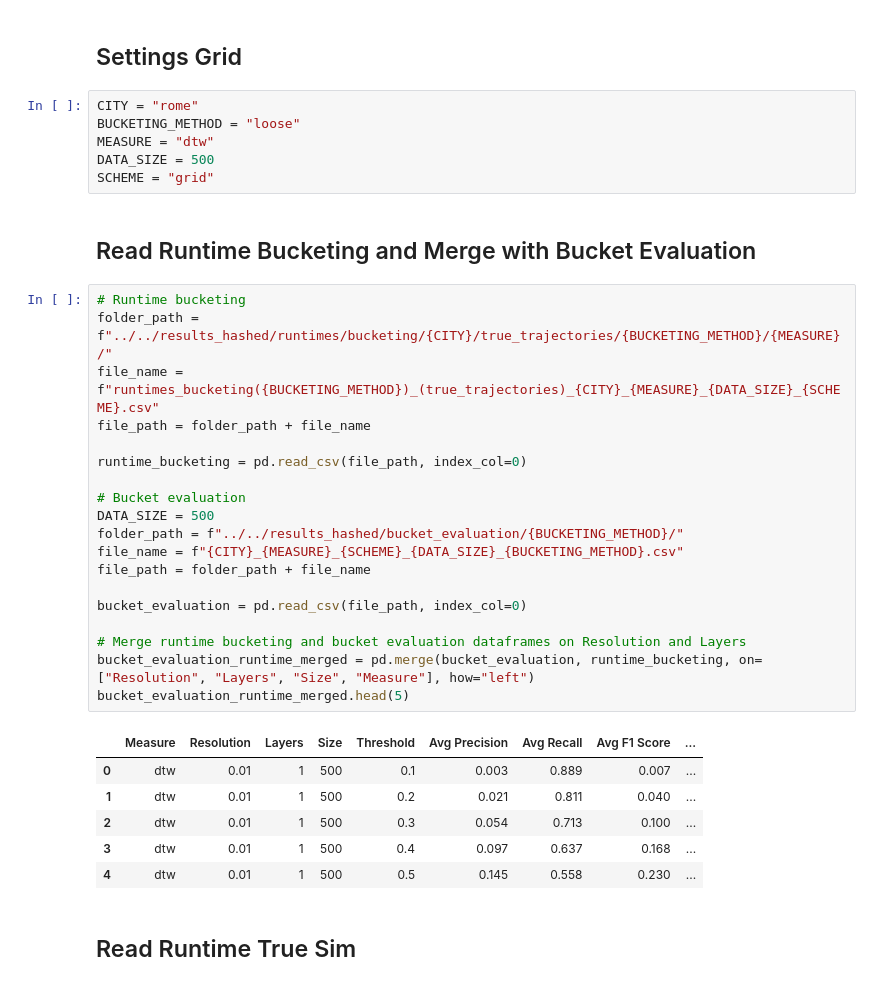
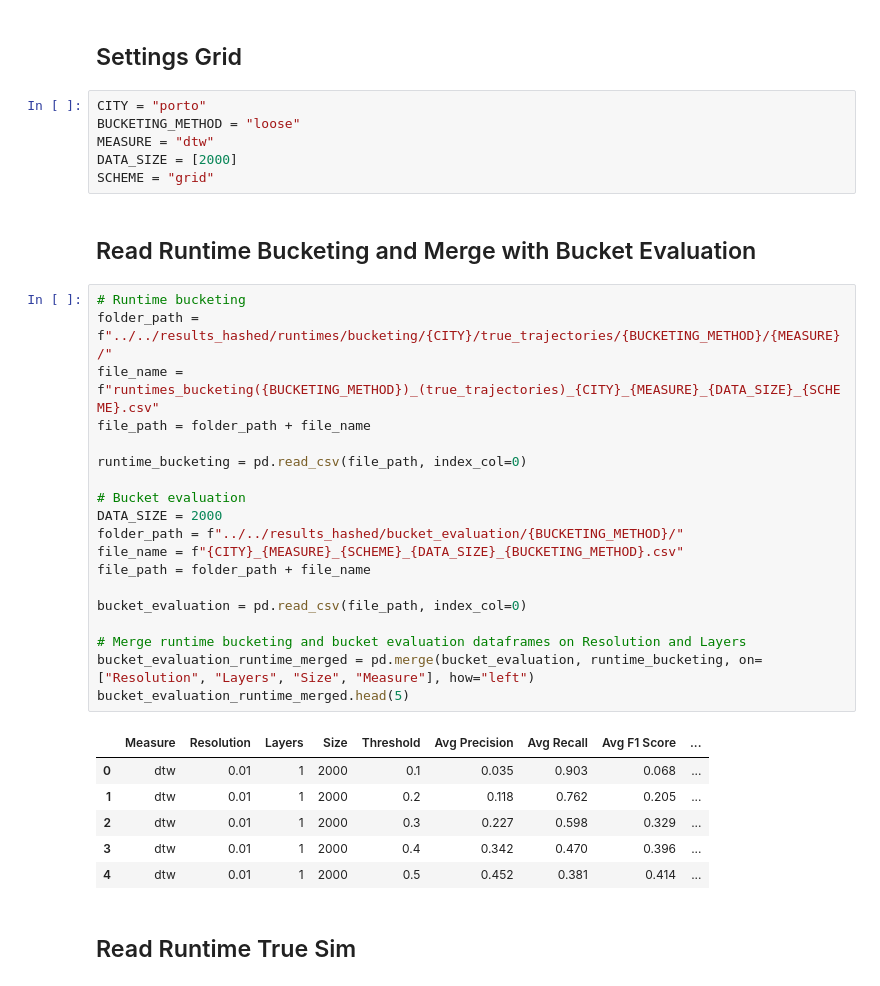
Before and after one commit to eivindmidtbo/masteroppgave, a Jupyter notebook: result_analysis/bucketing_vs_true_sim/bucketing_vs_truesim.ipynb, the cells around one changed output. Cells and saved outputs as stored; diff of their text form.

```diff
--- a/result_analysis/bucketing_vs_true_sim/bucketing_vs_truesim.ipynb
+++ b/result_analysis/bucketing_vs_true_sim/bucketing_vs_truesim.ipynb
@@ -32,39 +32,39 @@ Project root found: c:\Users\eivin\dev\masteroppgave
 # %% [markdown]
 ## Settings Grid
 # %%
-CITY = "rome"
+CITY = "porto"
 BUCKETING_METHOD = "loose"
 MEASURE = "dtw"
-DATA_SIZE = 500
+DATA_SIZE = [2000]
 SCHEME = "grid"
 # %% [markdown]
 ## Read Runtime Bucketing and Merge with Bucket Evaluation
 # %%
 # Runtime bucketing
 folder_path = f"../../results_hashed/runtimes/bucketing/{CITY}/true_trajectories/{BUCKETING_METHOD}/{MEASURE}/"
 file_name = f"runtimes_bucketing({BUCKETING_METHOD})_(true_trajectories)_{CITY}_{MEASURE}_{DATA_SIZE}_{SCHEME}.csv"
 file_path = folder_path + file_name
 
 runtime_bucketing = pd.read_csv(file_path, index_col=0)
 
 # Bucket evaluation
-DATA_SIZE = 500
+DATA_SIZE = 2000
 folder_path = f"../../results_hashed/bucket_evaluation/{BUCKETING_METHOD}/"
 file_name = f"{CITY}_{MEASURE}_{SCHEME}_{DATA_SIZE}_{BUCKETING_METHOD}.csv"
 file_path = folder_path + file_name
 
 bucket_evaluation = pd.read_csv(file_path, index_col=0)
 
 # Merge runtime bucketing and bucket evaluation dataframes on Resolution and Layers
 bucket_evaluation_runtime_merged = pd.merge(bucket_evaluation, runtime_bucketing, on=["Resolution", "Layers", "Size", "Measure"], how="left")
 bucket_evaluation_runtime_merged.head(5)
 # %% [output]
 |  | Measure | Resolution | Layers | Size | Threshold | Avg Precision | Avg Recall | Avg F1 Score | ... |
-| 0 | dtw | 0.01 | 1 | 500 | 0.1 | 0.003 | 0.889 | 0.007 | ... |
-| 1 | dtw | 0.01 | 1 | 500 | 0.2 | 0.021 | 0.811 | 0.040 | ... |
-| 2 | dtw | 0.01 | 1 | 500 | 0.3 | 0.054 | 0.713 | 0.100 | ... |
-| 3 | dtw | 0.01 | 1 | 500 | 0.4 | 0.097 | 0.637 | 0.168 | ... |
-| 4 | dtw | 0.01 | 1 | 500 | 0.5 | 0.145 | 0.558 | 0.230 | ... |
+| 0 | dtw | 0.01 | 1 | 2000 | 0.1 | 0.035 | 0.903 | 0.068 | ... |
+| 1 | dtw | 0.01 | 1 | 2000 | 0.2 | 0.118 | 0.762 | 0.205 | ... |
+| 2 | dtw | 0.01 | 1 | 2000 | 0.3 | 0.227 | 0.598 | 0.329 | ... |
+| 3 | dtw | 0.01 | 1 | 2000 | 0.4 | 0.342 | 0.470 | 0.396 | ... |
+| 4 | dtw | 0.01 | 1 | 2000 | 0.5 | 0.452 | 0.381 | 0.414 | ... |
 # %% [markdown]
 ## Read Runtime True Sim
 # %%
```
Also changed, not shown: parts of 5 cells of this notebook, 8 other files.
